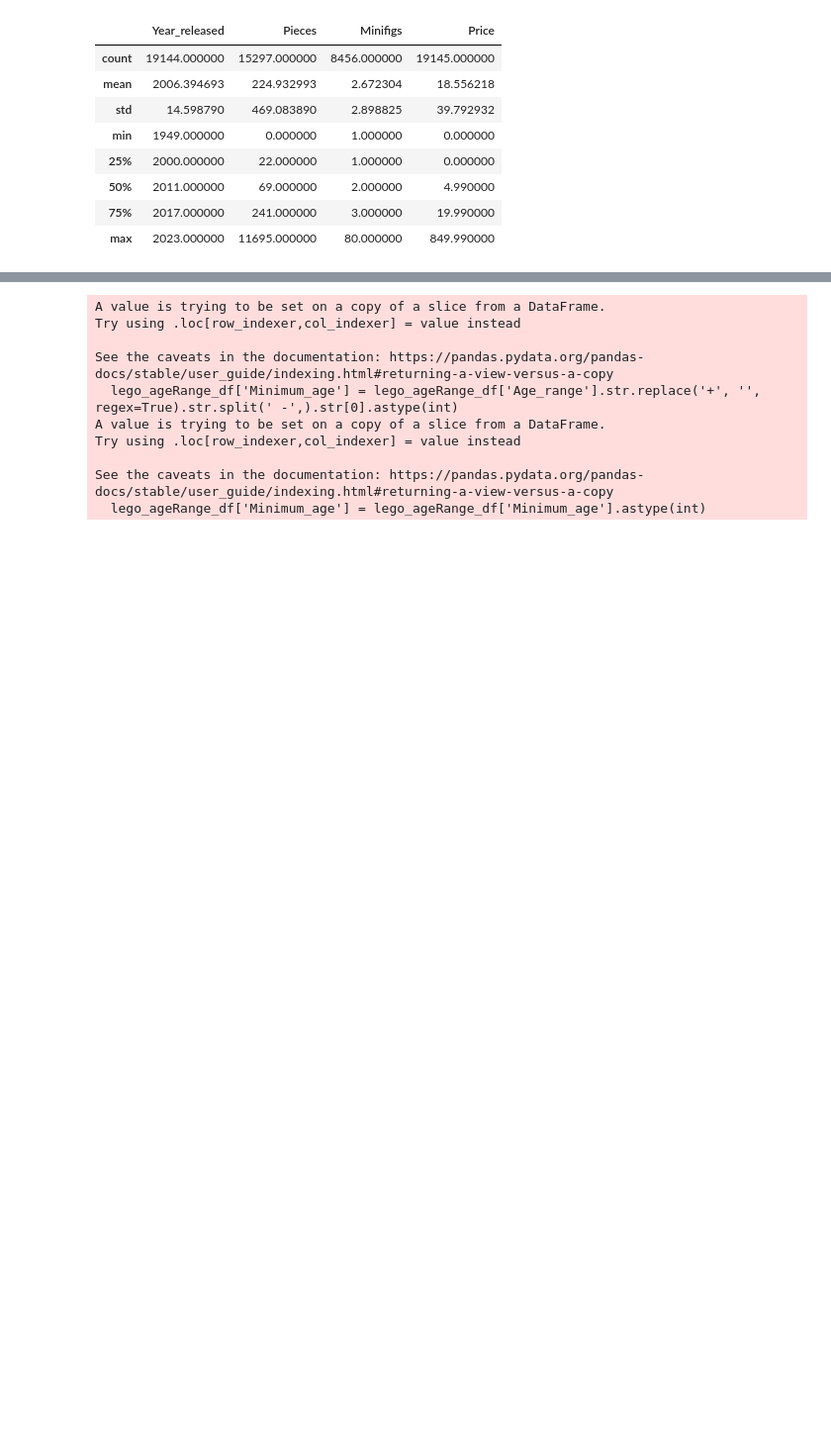
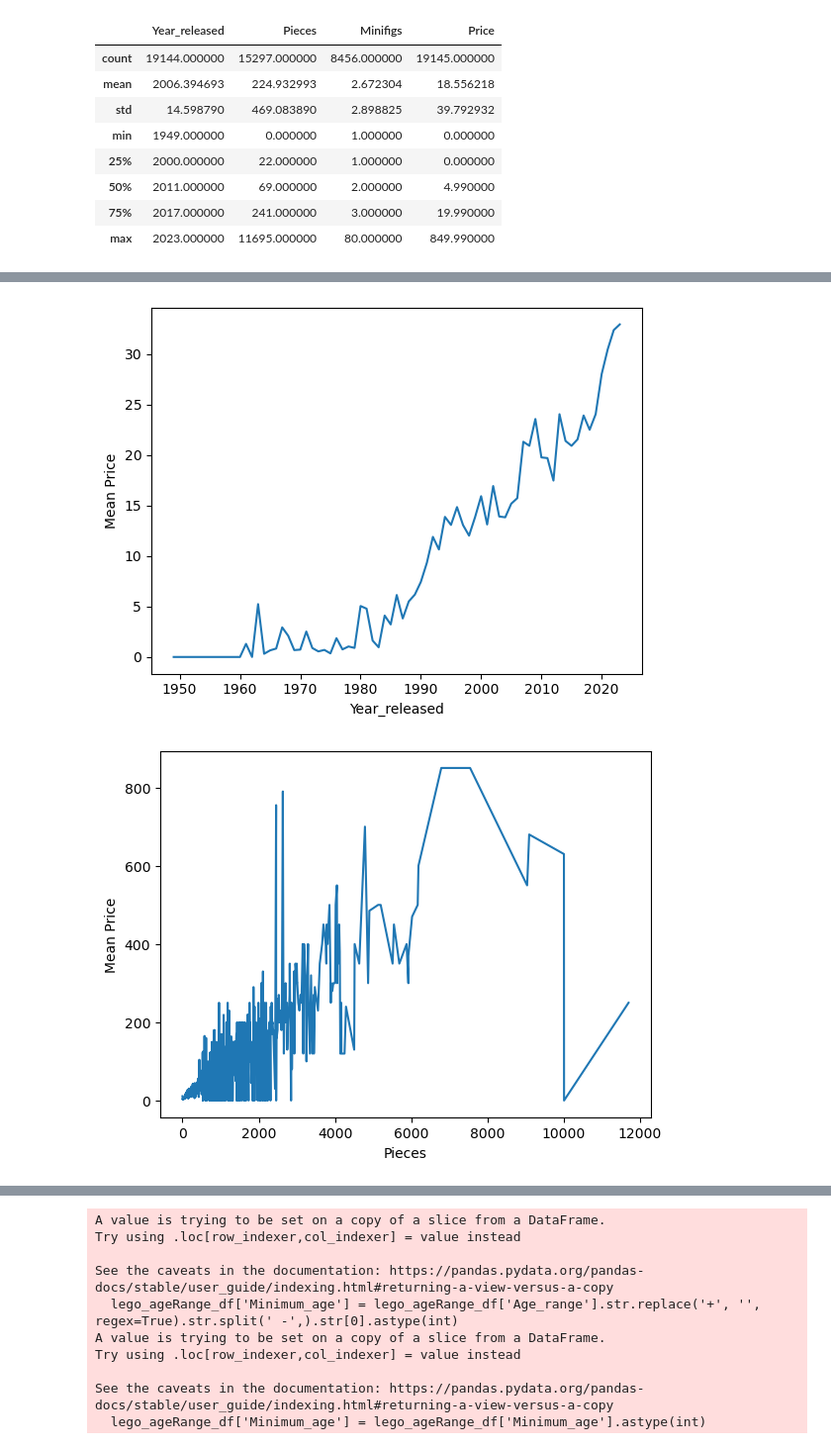
Before and after one commit to Conor020591/LegoSetEDA, a Jupyter notebook: LegoEDA.ipynb, the cells around one changed output, grey strips where cells are left out. Shown at 99% size. Saved outputs shown, nothing was run; the diff lists cells and outputs as text; code cells hidden in the pictures; blank space fills up the shorter version.

```diff
--- a/LegoEDA.ipynb
+++ b/LegoEDA.ipynb
@@ -35,3 +46,10 @@ memory usage: 1.8+ MB
+# %%
+
+#separate into numeric and categorical features:
+lego_num_columns = ['Year_released', 'Pieces', 'Minifigs', 'Price']
+lego_num = lego_raw_df[lego_num_columns]
+lego_cat_columns = ['Set_number', 'Name', 'Set_type', 'Theme', 'Theme_group', 'Subtheme', 'Age_range']
+lego_cat = lego_raw_df[lego_cat_columns]
 # %%
 # describe() to see some of the basic stats
 lego_raw_df.describe()
@@ -90,0 +108,13 @@ lego_cat = lego_mod_df[['Set_number', 'Name', 'Set_type', 'Theme', 'Theme_group'
+# %%
+
+
+for i in lego_num_columns:
+    if i !='Price':
+        lego_group_mean = lego_num.groupby(i)['Price'].mean()
+        ax = lego_group_mean.plot(kind ='line')
+        ax.set_xlabel(i)
+        ax.set_ylabel("Mean Price")
+        plt.show()
+# %% [output]
+[figure, added]
+[figure, added]
```
Also changed, not shown: parts of 114 cells of this notebook.
